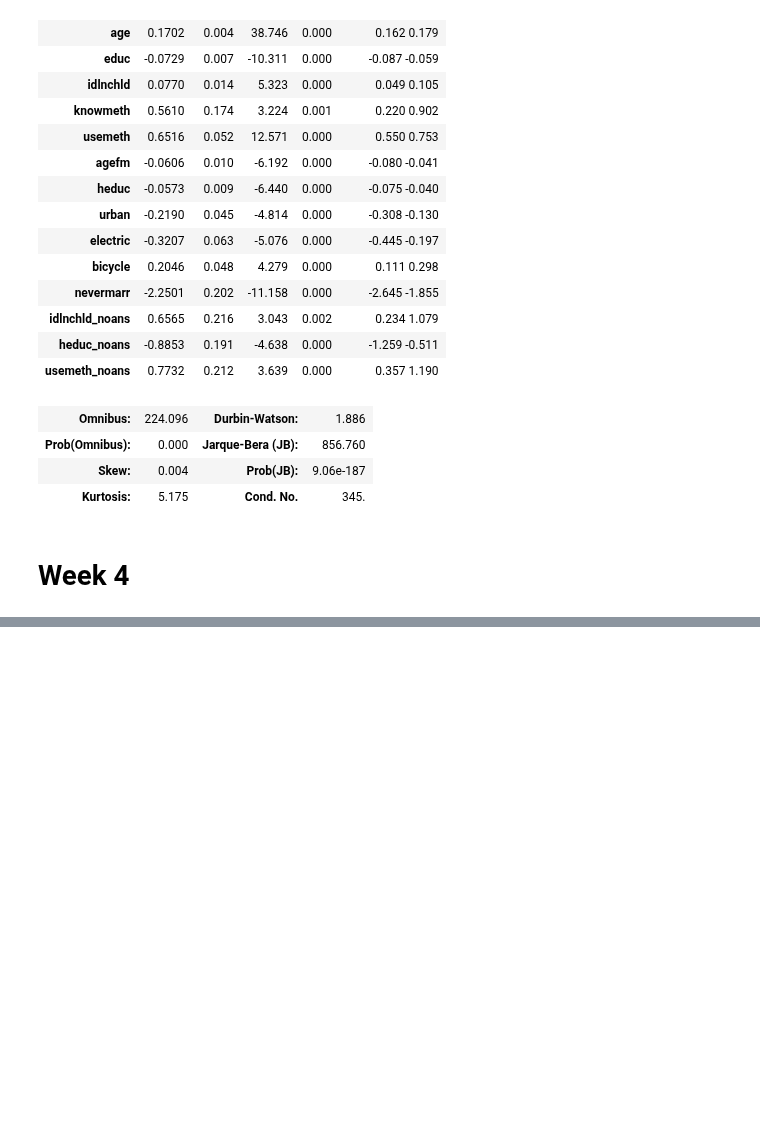
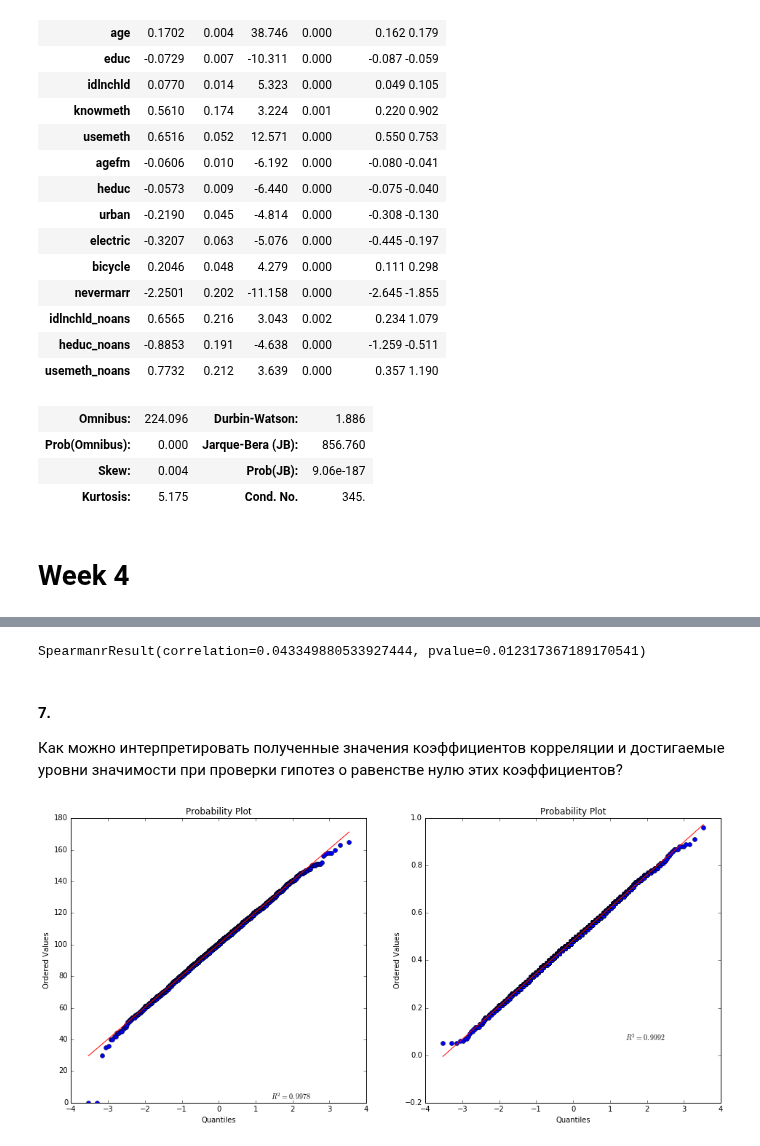
Before and after one commit to fakefeik/machine_learning, a Jupyter notebook: coursera_mipt_specialization/quizes.ipynb, the cells around one changed output, grey strips where cells are left out. Saved outputs shown, nothing was run; the diff lists cells and outputs as text; code cells hidden in the pictures; blank space fills up the shorter version.

```diff
--- a/coursera_mipt_specialization/quizes.ipynb
+++ b/coursera_mipt_specialization/quizes.ipynb
@@ -1267,0 +1304,3 @@ OLS Regression Results
+# %%
+data = pd.read_csv('churn_analysis.csv')
+data.head()
@@ -1267,0 +1438,17 @@ OLS Regression Results
+# %%
+scipy.stats.spearmanr(data['day_calls'], data['mes_estim'])
+# %% [output]
+SpearmanrResult(correlation=0.043349880533927444, pvalue=0.012317367189170541)
+# %% [markdown]
+#### 7.
+
+Как можно интерпретировать полученные значения коэффициентов корреляции и достигаемые уровни значимости при проверки гипотез о равенстве нулю этих коэффициентов?
+# %%
+plt.figure(figsize(16,7))
+plt.subplot(121)
+scipy.stats.probplot(data['day_calls'], dist="norm", plot=pylab)
+plt.subplot(122)
+scipy.stats.probplot(data['mes_estim'], dist="norm", plot=pylab)
+pylab.show()
+# %% [output]
+[figure, added]
```
Also changed, not shown: parts of 26 cells of this notebook, 2 other files.
